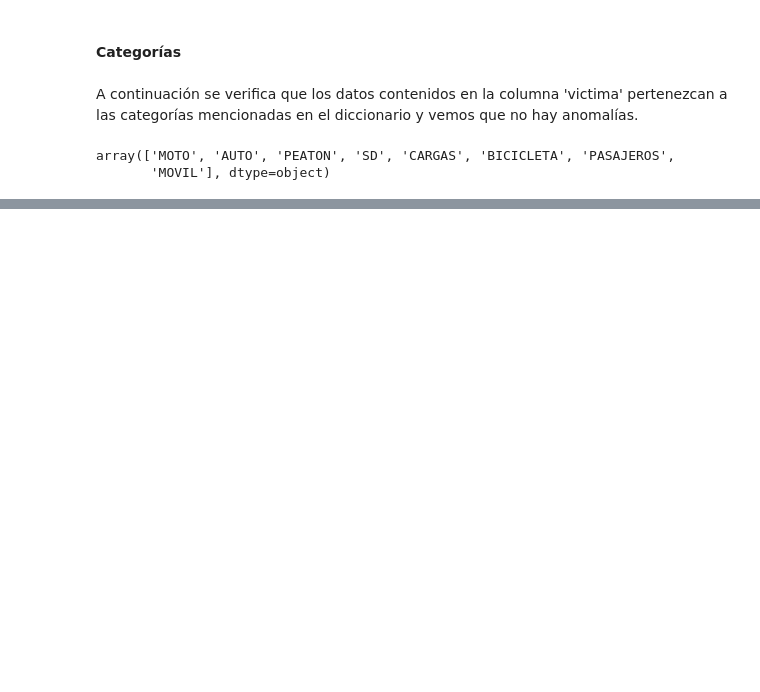
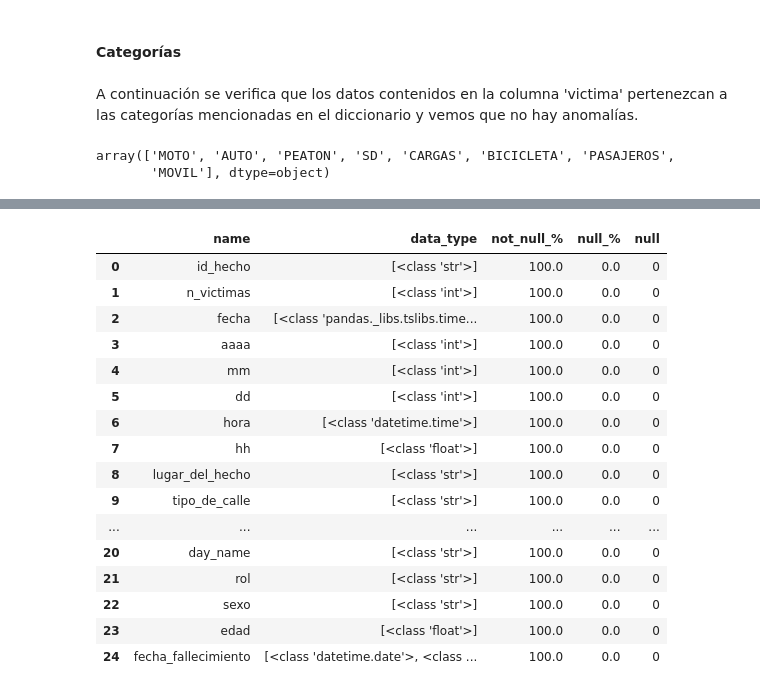
Before and after one commit to JBSosa/DA_Siniestros, a Jupyter notebook: Notebooks/EDA_PT1.ipynb, the cells around one changed output, grey strips where cells are left out. Cells and saved outputs as stored; diff of their text form; code cells hidden in the pictures; blank space fills up the shorter version.

```diff
--- a/Notebooks/EDA_PT1.ipynb
+++ b/Notebooks/EDA_PT1.ipynb
@@ -703,0 +766,38 @@ homicidiosDf.to_csv('../data/homicidios_merge.csv', index=False)
+# %%
+meanHora = pd.to_datetime(
+    homicidiosDf['hora'],
+    format='%H:%M:%S',
+    errors='coerce'
+).dropna().mean()
+
+homicidiosDf['hora'] = homicidiosDf['hora'].replace({'SD':meanHora.time()})
+
+homicidiosDf['hora'].fillna(meanHora, inplace=True)
+
+homicidiosDf['hh'] = pd.to_numeric(homicidiosDf['hh'], errors='coerce')
+meanHH = homicidiosDf['hh'].dropna().mean()
+homicidiosDf['hh'].fillna(meanHH, inplace=True)
+
+homicidiosDf['edad'] = pd.to_numeric(homicidiosDf['edad'], errors='coerce')
+meanEdad = homicidiosDf['edad'].dropna().mean()
+homicidiosDf['edad'].fillna(meanEdad, inplace=True)
+# %%
+dataType(homicidiosDf)
+# %% [output]
+|  | name | data_type | not_null_% | null_% | null |
+| 0 | id_hecho | [<class 'str'>] | 100.0 | 0.0 | 0 |
+| 1 | n_victimas | [<class 'int'>] | 100.0 | 0.0 | 0 |
+| 2 | fecha | [<class 'pandas._libs.tslibs.time... | 100.0 | 0.0 | 0 |
+| 3 | aaaa | [<class 'int'>] | 100.0 | 0.0 | 0 |
+| 4 | mm | [<class 'int'>] | 100.0 | 0.0 | 0 |
+| 5 | dd | [<class 'int'>] | 100.0 | 0.0 | 0 |
+| 6 | hora | [<class 'datetime.time'>] | 100.0 | 0.0 | 0 |
+| 7 | hh | [<class 'float'>] | 100.0 | 0.0 | 0 |
+| 8 | lugar_del_hecho | [<class 'str'>] | 100.0 | 0.0 | 0 |
+| 9 | tipo_de_calle | [<class 'str'>] | 100.0 | 0.0 | 0 |
+| ... | ... | ... | ... | ... | ... |
+| 20 | day_name | [<class 'str'>] | 100.0 | 0.0 | 0 |
+| 21 | rol | [<class 'str'>] | 100.0 | 0.0 | 0 |
+| 22 | sexo | [<class 'str'>] | 100.0 | 0.0 | 0 |
+| 23 | edad | [<class 'float'>] | 100.0 | 0.0 | 0 |
+| 24 | fecha_fallecimiento | [<class 'datetime.date'>, <class ... | 100.0 | 0.0 | 0 |
```
Also changed, not shown: parts of 15 cells of this notebook, 4 other files.
